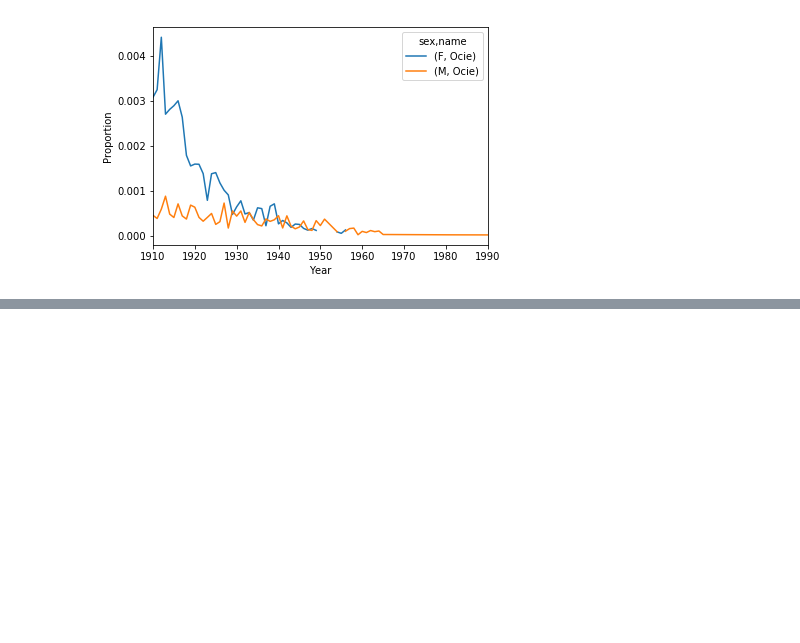
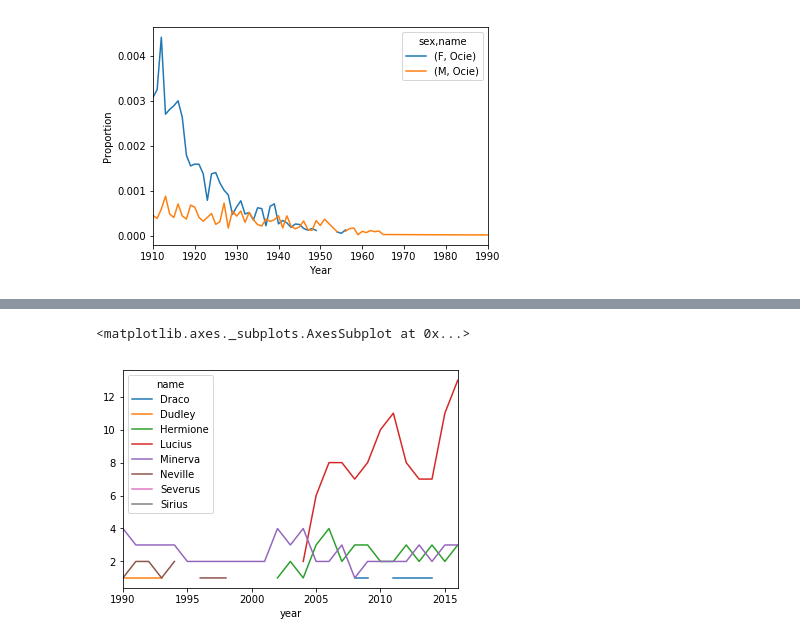
Before and after one commit to spalmerg/BabyNamesProject, a Jupyter notebook: Project 1 - Babynames.ipynb, the cells around one changed output, grey strips where cells are left out. Saved outputs shown, nothing was run; the diff lists cells and outputs as text; code cells hidden in the pictures; blank space fills up the shorter version.

```diff
--- a/Project 1 - Babynames.ipynb
+++ b/Project 1 - Babynames.ipynb
@@ -156,0 +173,5 @@ test.NameFlip()
+# %%
+rare_df.groupby(['name', 'year'])['occurances'].count().unstack('name').plot()
+# %% [output]
+<matplotlib.axes._subplots.AxesSubplot at 0x...>
+[figure, added]
```
Also changed, not shown: parts of 4 cells of this notebook.
